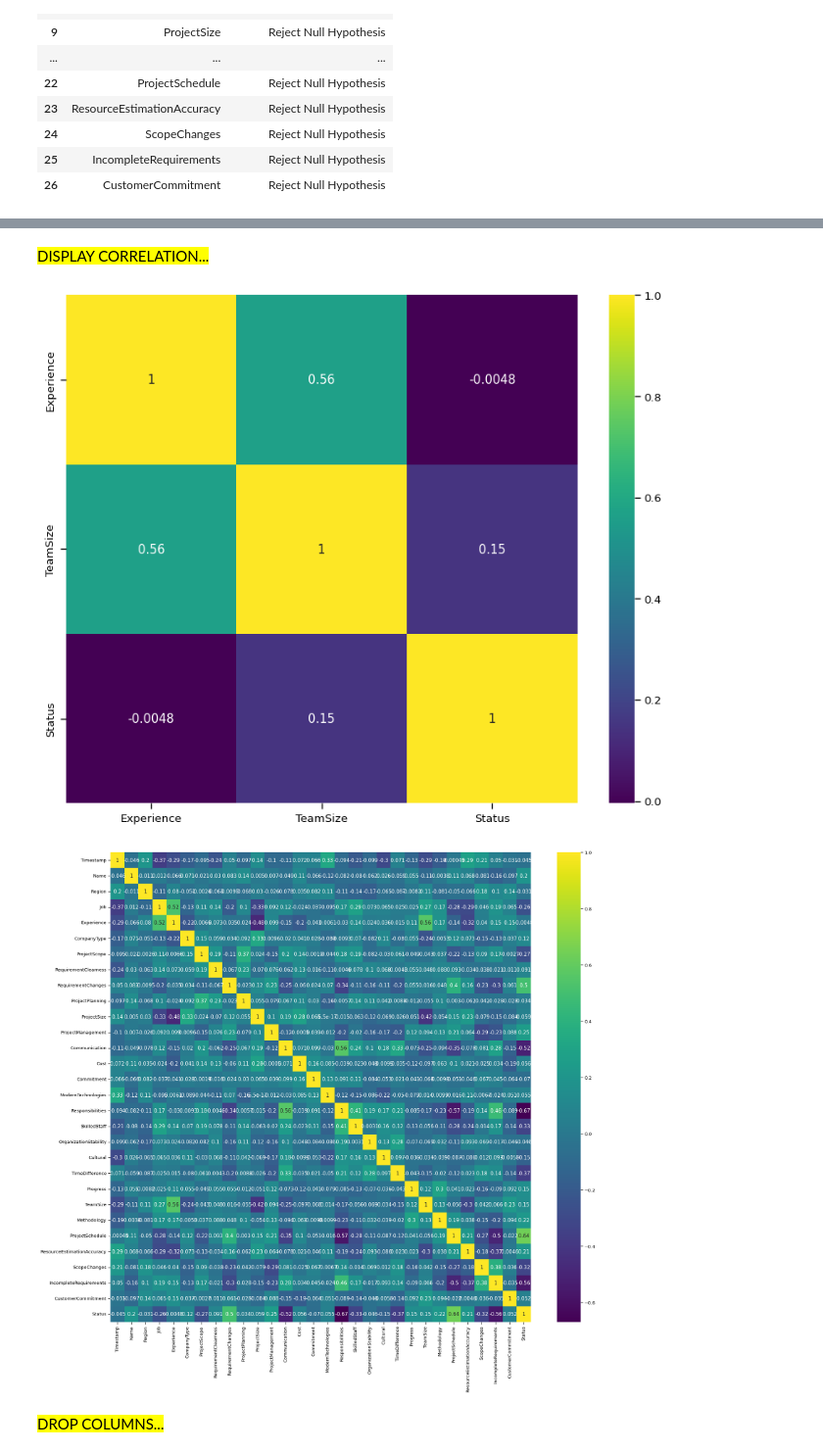
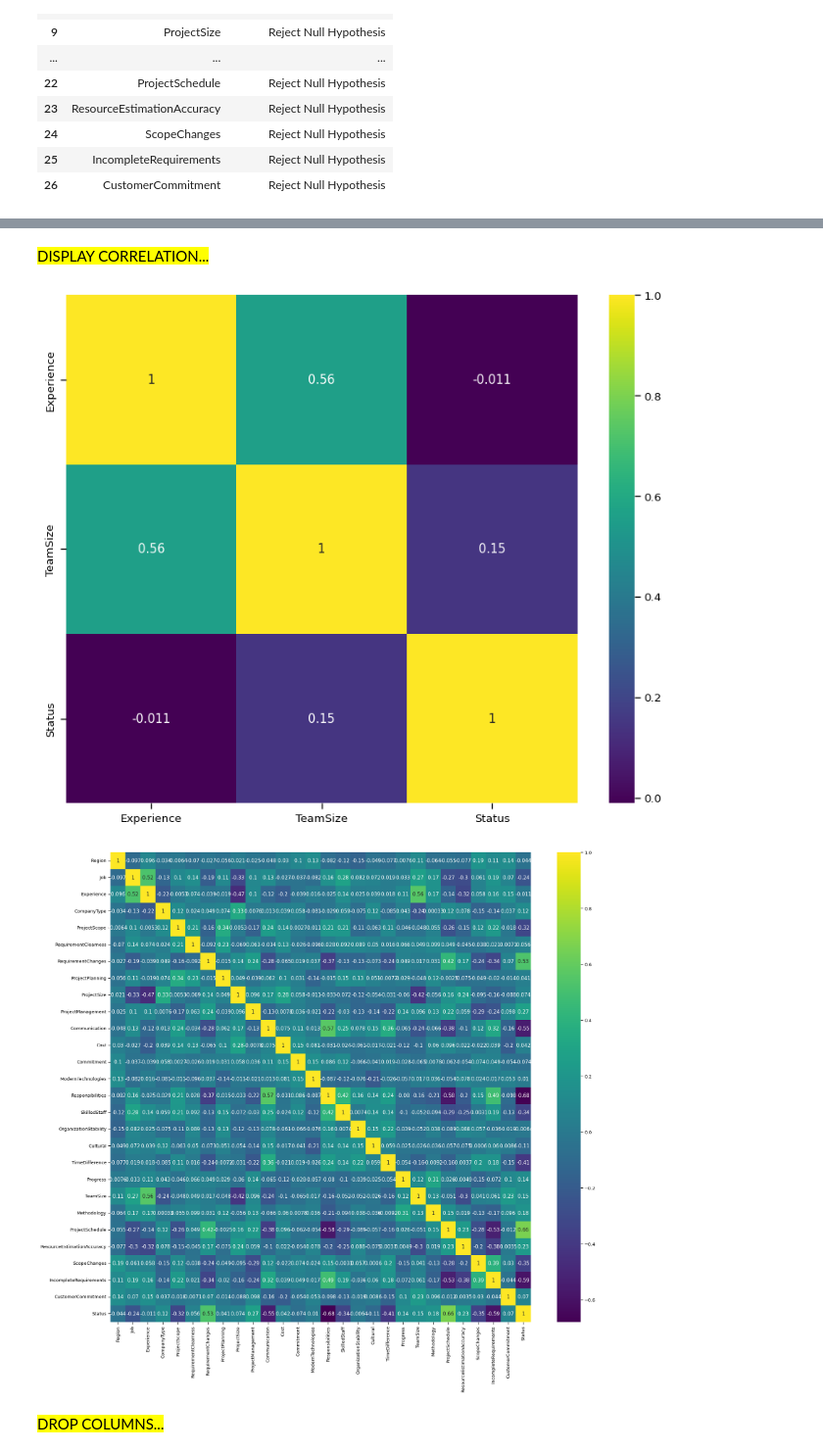
Before and after one commit to jawdatmerhy/public, a Jupyter notebook: softwareRisk.ipynb, the cells around one changed output, grey strips where cells are left out. Shown at 98% size. Drawn from its saved outputs; the diff is of its cells as text; code cells hidden in the pictures.

```diff
--- a/softwareRisk.ipynb
+++ b/softwareRisk.ipynb
@@ -639,28 +639,33 @@ All           58.41%   10.75%   30.84%
 # %%
 ####################################################
 display_colored_message("DISPLAY CORRELATION...")
 dfCopy = df.copy()
+
+# Drop columns
+columns_to_drop = ['Timestamp', 'Name']
+dfCopy.drop(columns_to_drop, axis=1, inplace=True)
+
 # Filter columns with 'object' dtype
 object_columns = dfCopy.select_dtypes(include=['object']).columns
 
 plt.figure(figsize=(10,8))
 sns.heatmap(df.corr(numeric_only=True),annot=True,cmap="viridis")
 plt.show()
 
 # Initialize LabelEncoder
 le = LabelEncoder()
 
 # Apply LabelEncoder to 'object' columns
 for col in object_columns:
     dfCopy[col] = le.fit_transform(dfCopy[col])
 
 plt.figure(figsize=(20,18))
 sns.heatmap(dfCopy.corr(),annot=True,cmap="viridis")
 plt.show()
 # %% [output]
 DISPLAY CORRELATION...
-[figure, old version]
+[figure, new version]
-[figure, old version]
+[figure, new version]
 # %%
 ####################################################
 display_colored_message("DROP COLUMNS...")
```
Also changed, not shown: parts of 34 cells of this notebook.
